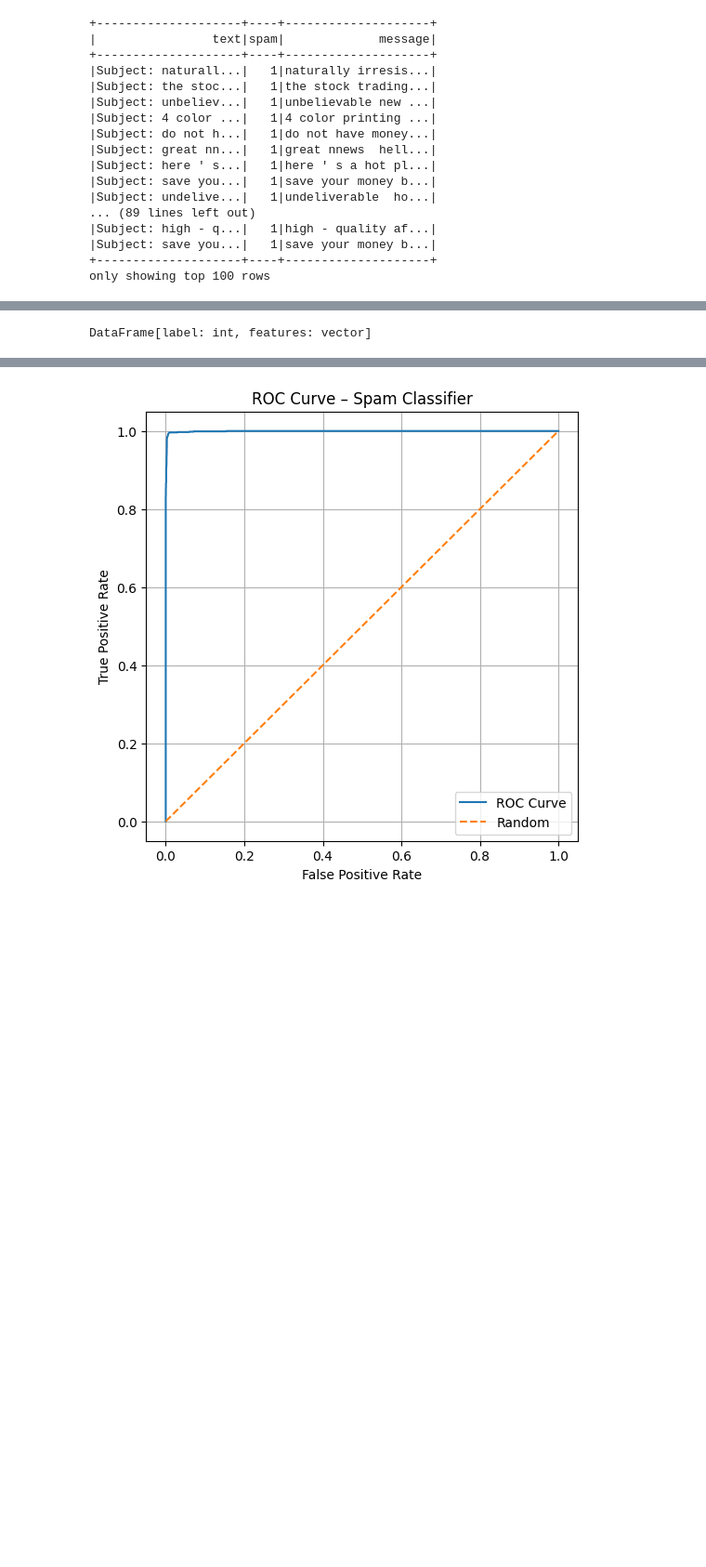
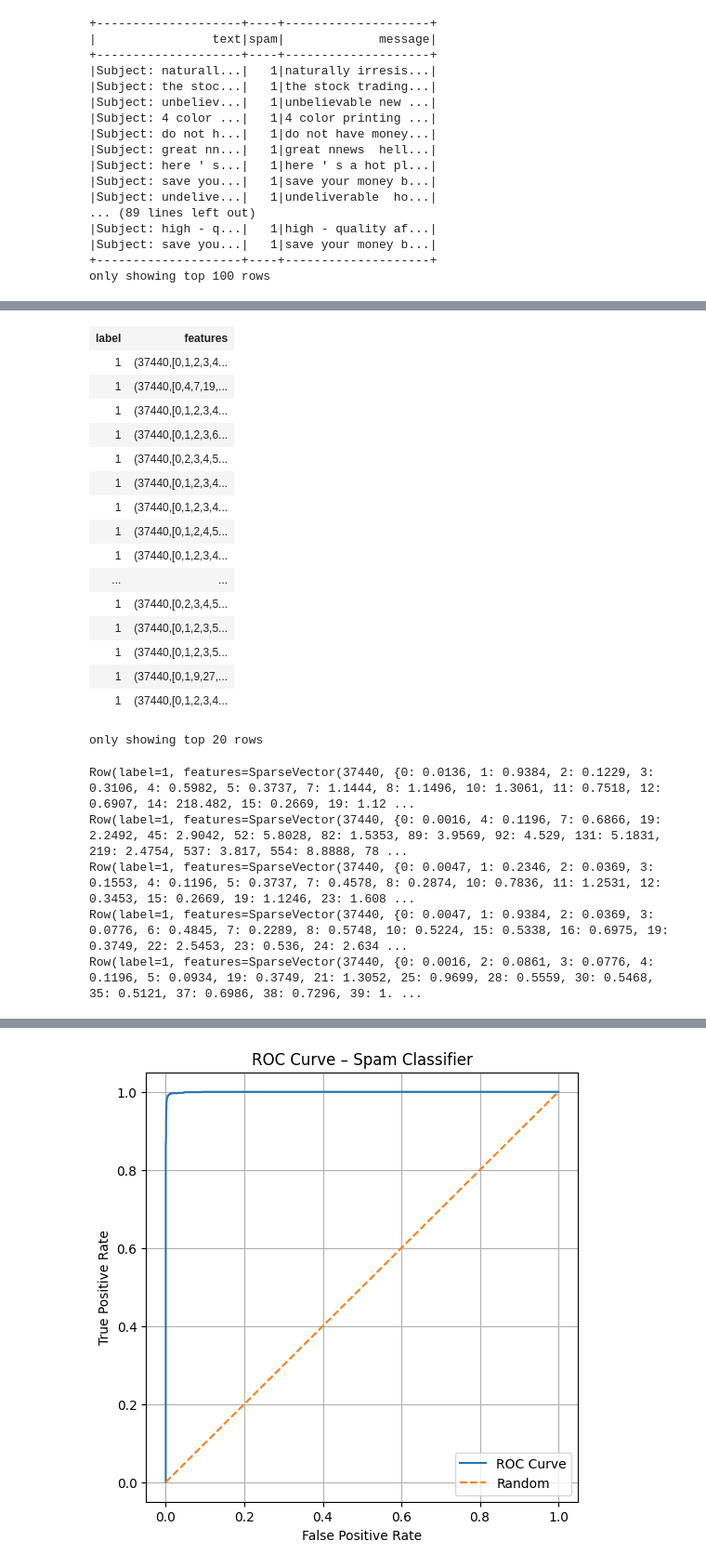
Before and after one commit to prubach/pyspark-graphs, a Jupyter notebook: Spam Classification - IDF.ipynb, the cells around one changed output, grey strips where cells are left out. Shown at 93% size. Cells and saved outputs as stored; diff of their text form; code cells hidden in the pictures; blank space fills up the shorter version.

```diff
--- a/Spam Classification - IDF.ipynb
+++ b/Spam Classification - IDF.ipynb
@@ -119,16 +223,40 @@ DataFrame[text: string, spam: int, message: string, words: array<string>, featur
 # %%
 from pyspark.ml.feature import IDF
 from pyspark.sql.functions import col
 
 idf = IDF(inputCol="features", outputCol="idfFeatures")
 idfModel = idf.fit(featurizedDF)
 rescaledData = idfModel.transform(featurizedDF)
 #display(rescaledData)
 
 dataForTraining = rescaledData.select(col('spam').alias('label'), col('idfFeatures').alias('features'))
 display(dataForTraining)
+dft = dataForTraining.collect()
+for i in range(5):
+    print(dft[i])
 # %% [output]
+| label | features |
+| 1 | (37440,[0,1,2,3,4... |
+| 1 | (37440,[0,4,7,19,... |
+| 1 | (37440,[0,1,2,3,4... |
+| 1 | (37440,[0,1,2,3,6... |
+| 1 | (37440,[0,2,3,4,5... |
+| 1 | (37440,[0,1,2,3,4... |
+| 1 | (37440,[0,1,2,3,4... |
+| 1 | (37440,[0,1,2,4,5... |
+| 1 | (37440,[0,1,2,3,4... |
+| ... | ... |
+| 1 | (37440,[0,2,3,4,5... |
+| 1 | (37440,[0,1,2,3,5... |
+| 1 | (37440,[0,1,2,3,5... |
+| 1 | (37440,[0,1,9,27,... |
+| 1 | (37440,[0,1,2,3,4... |
-DataFrame[label: int, features: vector]
+only showing top 20 rows
+Row(label=1, features=SparseVector(37440, {0: 0.0136, 1: 0.9384, 2: 0.1229, 3: 0.3106, 4: 0.5982, 5: 0.3737, 7: 1.1444, 8: 1.1496, 10: 1.3061, 11: 0.7518, 12: 0.6907, 14: 218.482, 15: 0.2669, 19: 1.12 ...
+Row(label=1, features=SparseVector(37440, {0: 0.0016, 4: 0.1196, 7: 0.6866, 19: 2.2492, 45: 2.9042, 52: 5.8028, 82: 1.5353, 89: 3.9569, 92: 4.529, 131: 5.1831, 219: 2.4754, 537: 3.817, 554: 8.8888, 78 ...
+Row(label=1, features=SparseVector(37440, {0: 0.0047, 1: 0.2346, 2: 0.0369, 3: 0.1553, 4: 0.1196, 5: 0.3737, 7: 0.4578, 8: 0.2874, 10: 0.7836, 11: 1.2531, 12: 0.3453, 15: 0.2669, 19: 1.1246, 23: 1.608 ...
+Row(label=1, features=SparseVector(37440, {0: 0.0047, 1: 0.9384, 2: 0.0369, 3: 0.0776, 6: 0.4845, 7: 0.2289, 8: 0.5748, 10: 0.5224, 15: 0.5338, 16: 0.6975, 19: 0.3749, 22: 2.5453, 23: 0.536, 24: 2.634 ...
+Row(label=1, features=SparseVector(37440, {0: 0.0016, 2: 0.0861, 3: 0.0776, 4: 0.1196, 5: 0.0934, 19: 0.3749, 21: 1.3052, 25: 0.9699, 28: 0.5559, 30: 0.5468, 35: 0.5121, 37: 0.6986, 38: 0.7296, 39: 1. ...
 # %%
 trainDF, testDF = dataForTraining.randomSplit([0.8, 0.2])
 print(trainDF.count())
```
Also changed, not shown: parts of 19 cells of this notebook.
